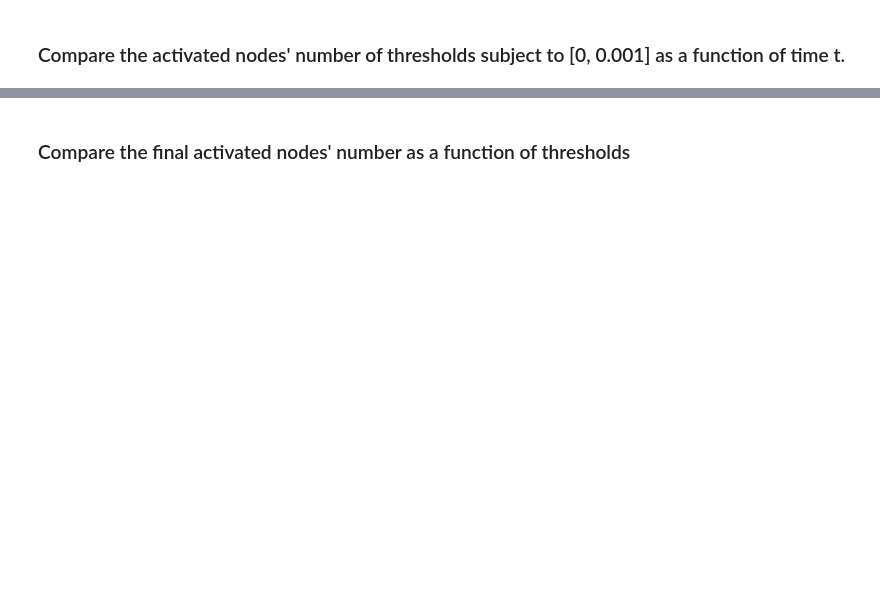
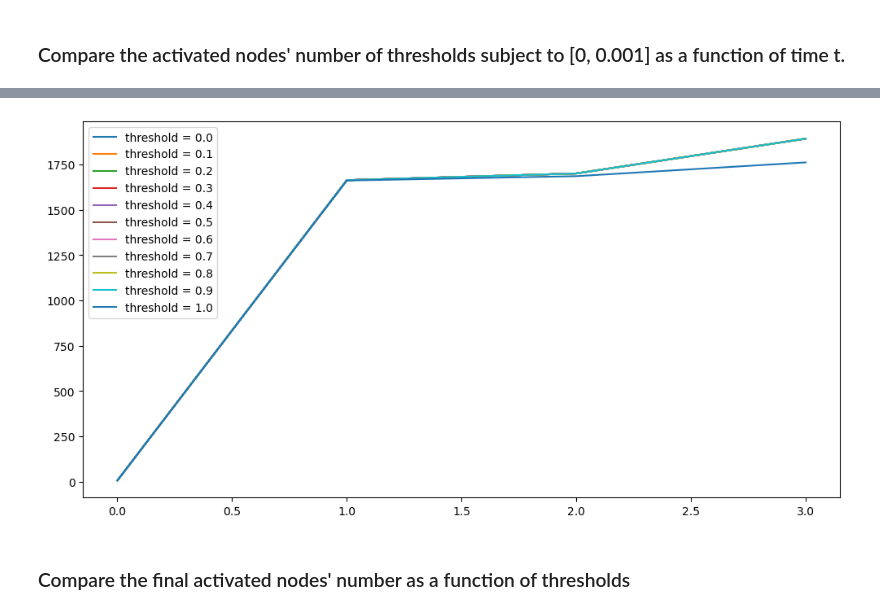
Before and after one commit to davidguzmanp/Influence-Maximization-in-Twitter-as-a-Social-Network-Graph, a Jupyter notebook: LTM.ipynb, the cells around one changed output, grey strips where cells are left out. Cells and saved outputs as stored; diff of their text form; code cells hidden in the pictures; blank space fills up the shorter version.

```diff
--- a/LTM.ipynb
+++ b/LTM.ipynb
@@ -133,3 +177,18 @@ plt.show()
+# %%
+plt.figure(figsize=(12,6))
+i=1
+for key, value in res_times.items():
+    i+=1
+    sum = []
+    s=0
+    for v in value:
+        s=s+v
+        sum.append(s)
+    plt.plot(np.arange(len(value)), sum, label="threshold = "+str(key))
+plt.legend()
+plt.show()
+# %% [output]
+[figure, added]
 # %% [markdown]
 ### Compare the final activated nodes' number as a function of thresholds
 # %%
```
Also changed, not shown: parts of 10 cells of this notebook, 1 other file.
